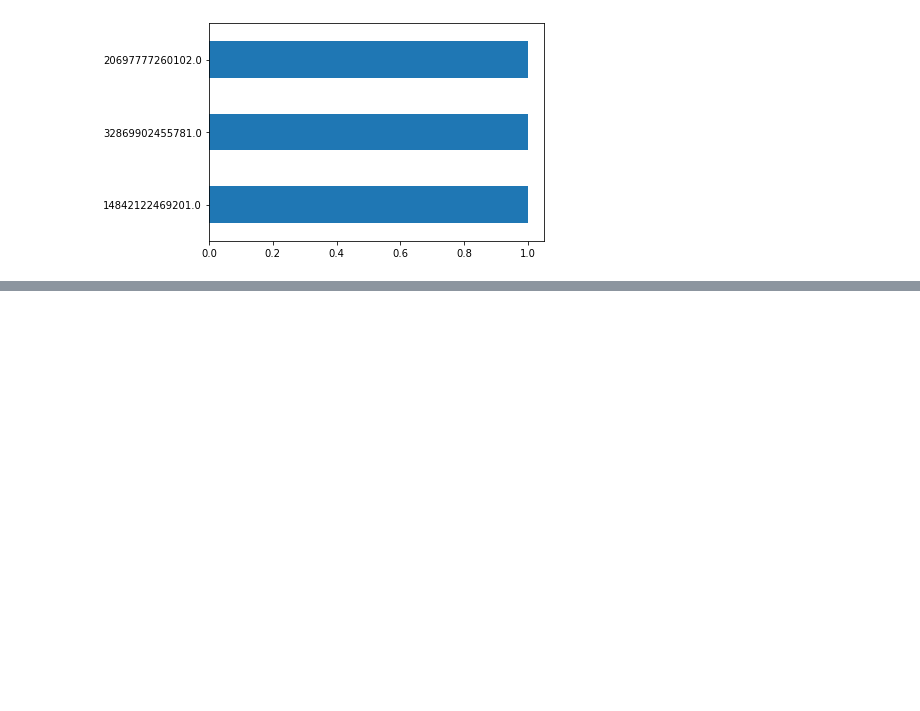
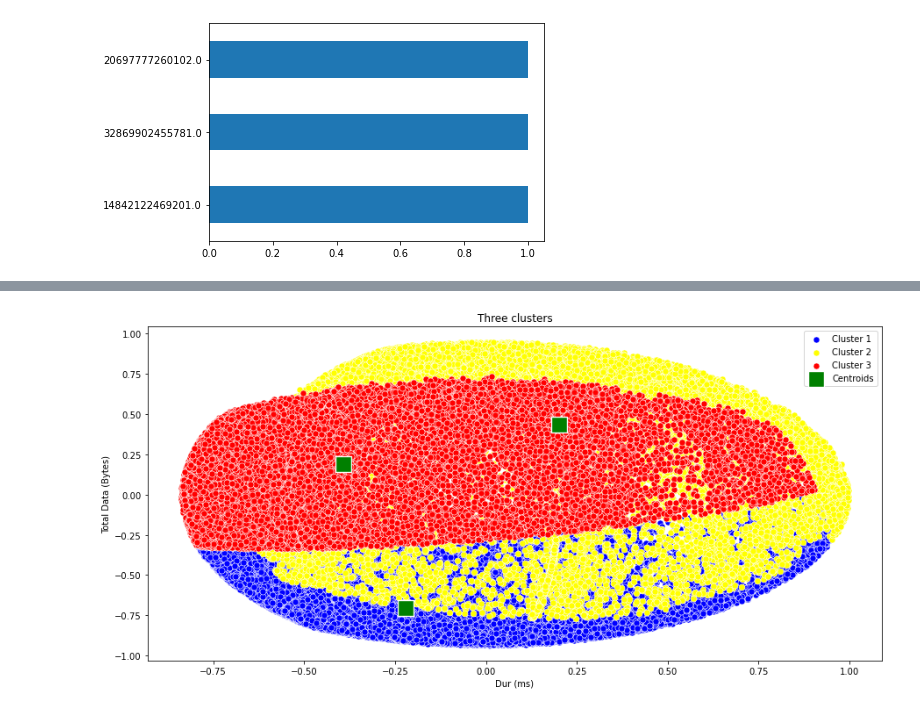
Before and after one commit to zelalemshiferaw/Telecommunication-Data-Analysis, a Jupyter notebook: notebooks/User Engagement Analysis.ipynb, the cells around one changed output, grey strips where cells are left out. Cells and saved outputs as stored; diff of their text form; code cells hidden in the pictures; blank space fills up the shorter version.

```diff
--- a/notebooks/User Engagement Analysis.ipynb
+++ b/notebooks/User Engagement Analysis.ipynb
@@ -345,0 +346,20 @@ plt.show()
+# %%
+# size of image
+plt.figure(figsize=(15,7))
+
+# visualizing the clusters
+sns.scatterplot(X[y_kmeans == 0, 1], X[y_kmeans == 0, 2], color = 'blue', label = 'Cluster 1',s=50)
+sns.scatterplot(X[y_kmeans == 1, 1], X[y_kmeans == 1, 2], color = 'yellow', label = 'Cluster 2',s=50)
+sns.scatterplot(X[y_kmeans == 2, 1], X[y_kmeans == 2, 2], color = 'red', label = 'Cluster 3',s=50)
+sns.scatterplot(kmeans.cluster_centers_[:, 1], kmeans.cluster_centers_[:, 2], color = 'green',
+                label = 'Centroids',s=300,marker=',')
+
+# labeling
+# plt.grid(False)
+plt.title('Three clusters')
+plt.xlabel('Dur (ms)')
+plt.ylabel('Total Data (Bytes)')
+plt.legend()
+plt.show()
+# %% [output]
+[figure, added]
```
Also changed, not shown: parts of 11 cells of this notebook.
